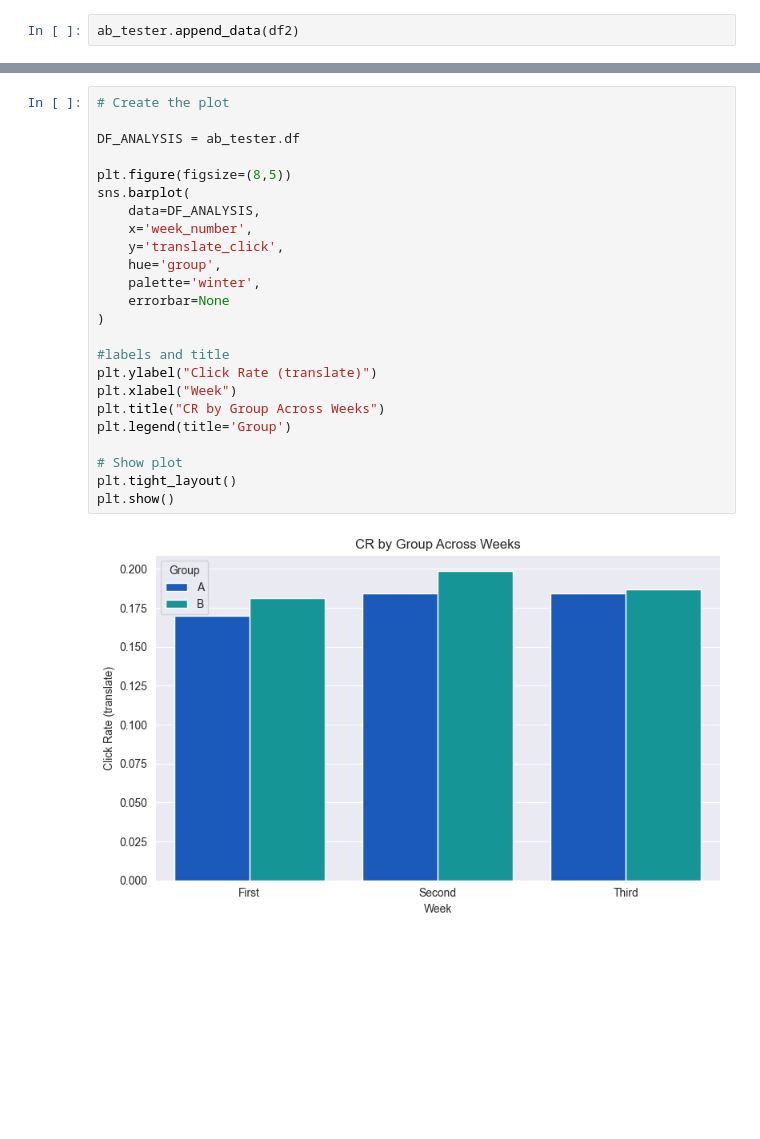
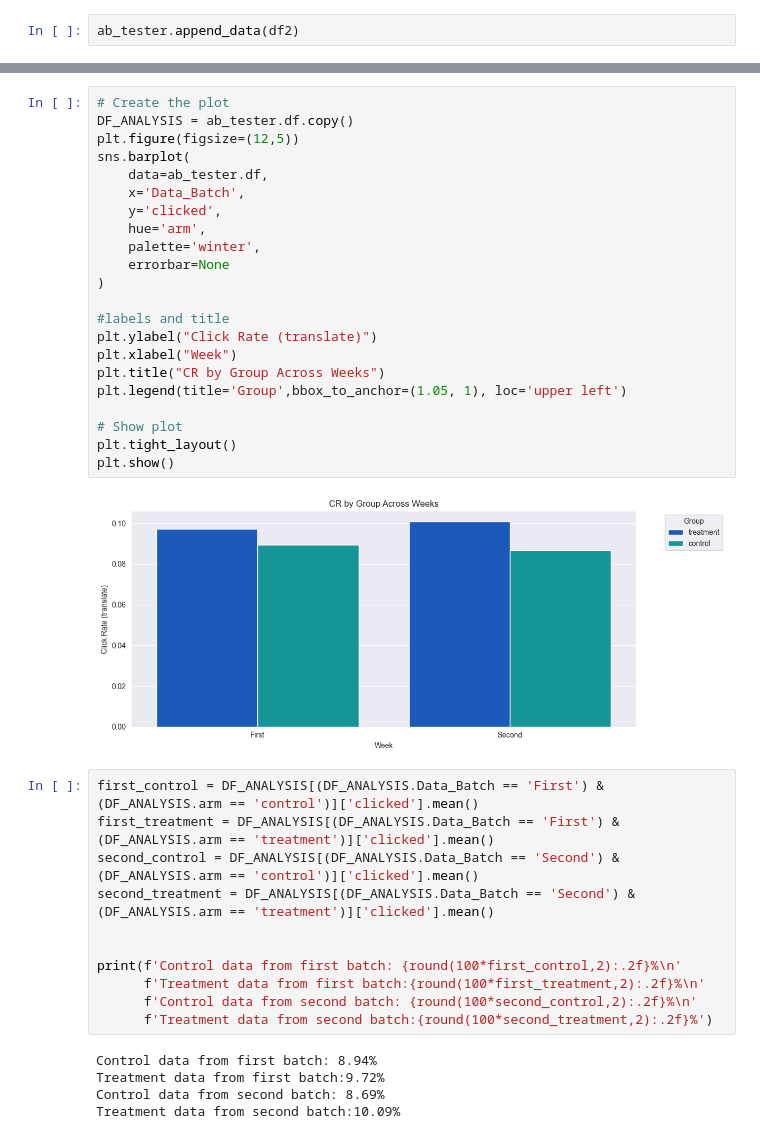
Before and after one commit to mattedefra/DgExpProject, a Jupyter notebook: main.ipynb, the cells around one changed output, grey strips where cells are left out. Cells and saved outputs as stored; diff of their text form; blank space fills up the shorter version.

```diff
--- a/main.ipynb
+++ b/main.ipynb
@@ -341,27 +274,41 @@ Notes:
 [1] Standard Errors are heteroscedasticity robust (HC3)
 # %%
 # Create the plot
-
-DF_ANALYSIS = ab_tester.df
-
-plt.figure(figsize=(8,5))
+DF_ANALYSIS = ab_tester.df.copy()
+plt.figure(figsize=(12,5))
 sns.barplot(
-    data=DF_ANALYSIS,
-    x='week_number',
-    y='translate_click',
-    hue='group',
+    data=ab_tester.df,
+    x='Data_Batch',
+    y='clicked',
+    hue='arm',
     palette='winter',
     errorbar=None
 )
 
 #labels and title
 plt.ylabel("Click Rate (translate)")
 plt.xlabel("Week")
 plt.title("CR by Group Across Weeks")
-plt.legend(title='Group')
+plt.legend(title='Group',bbox_to_anchor=(1.05, 1), loc='upper left')
 
 # Show plot
 plt.tight_layout()
 plt.show()
 # %% [output]
-[figure, old version]
+[figure, new version]
+# %%
+first_control = DF_ANALYSIS[(DF_ANALYSIS.Data_Batch == 'First') & (DF_ANALYSIS.arm == 'control')]['clicked'].mean()
+first_treatment = DF_ANALYSIS[(DF_ANALYSIS.Data_Batch == 'First') & (DF_ANALYSIS.arm == 'treatment')]['clicked'].mean()
+second_control = DF_ANALYSIS[(DF_ANALYSIS.Data_Batch == 'Second') & (DF_ANALYSIS.arm == 'control')]['clicked'].mean()
+second_treatment = DF_ANALYSIS[(DF_ANALYSIS.Data_Batch == 'Second') & (DF_ANALYSIS.arm == 'treatment')]['clicked'].mean()
+
+
+print(f'Control data from first batch: {round(100*first_control,2):.2f}%\n'
+      f'Treatment data from first batch:{round(100*first_treatment,2):.2f}%\n'
+      f'Control data from second batch: {round(100*second_control,2):.2f}%\n'
+      f'Treatment data from second batch:{round(100*second_treatment,2):.2f}%')
+# %% [output]
+Control data from first batch: 8.94%
+Treatment data from first batch:9.72%
+Control data from second batch: 8.69%
+Treatment data from second batch:10.09%
```
Also changed, not shown: parts of 29 cells of this notebook, 1 other file.
